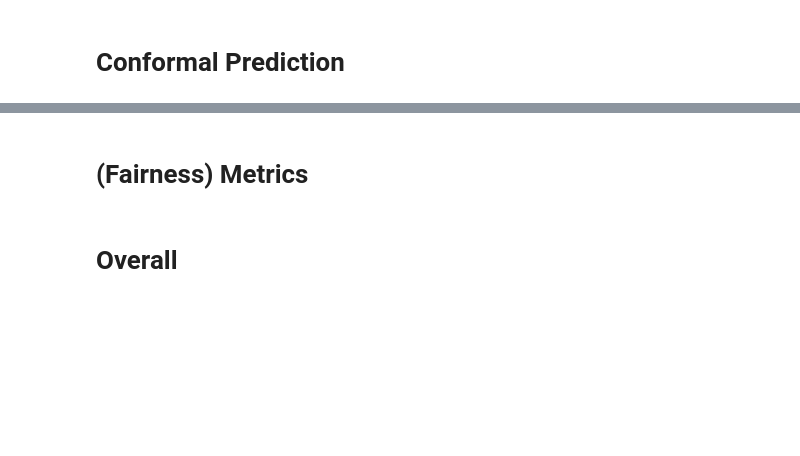
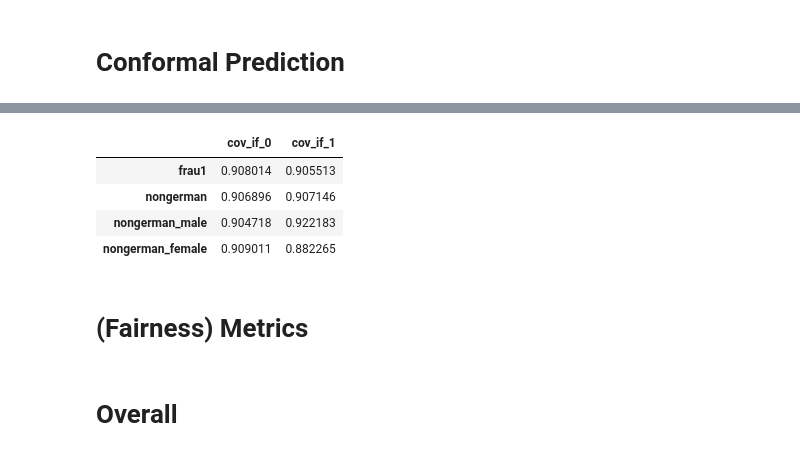
Before and after one commit to jsbroden/CMA_Fairness_v2, a Jupyter notebook: universe_analysis.ipynb, the cells around one changed output, grey strips where cells are left out. Drawn from its saved outputs; the diff is of its cells as text; code cells hidden in the pictures; blank space fills up the shorter version.

```diff
--- a/universe_analysis.ipynb
+++ b/universe_analysis.ipynb
@@ -274,3 +418,28 @@ cp_metrics_df.to_csv(output_file, index=False)
+# %%
+subgroups = ['frau1','nongerman','nongerman_male','nongerman_female']
+
+# Coverage for subgroup==1
+coverage_pos = {
+    g: cp_groups_df.loc[cp_groups_df[g]==1, 'coverage'].mean()
+    for g in subgroups
+}
+
+# (Optionally) also for subgroup==0
+coverage_neg = {
+    g: cp_groups_df.loc[cp_groups_df[g]==0, 'coverage'].mean()
+    for g in subgroups
+}
+
+pd.DataFrame({
+    'cov_if_0': coverage_neg,
+    'cov_if_1': coverage_pos
+})
+# %% [output]
+|  | cov_if_0 | cov_if_1 |
+| frau1 | 0.908014 | 0.905513 |
+| nongerman | 0.906896 | 0.907146 |
+| nongerman_male | 0.904718 | 0.922183 |
+| nongerman_female | 0.909011 | 0.882265 |
 # %% [markdown]
 # (Fairness) Metrics
 # %%
```
Also changed, not shown: parts of 23 cells of this notebook, 1 other file.
